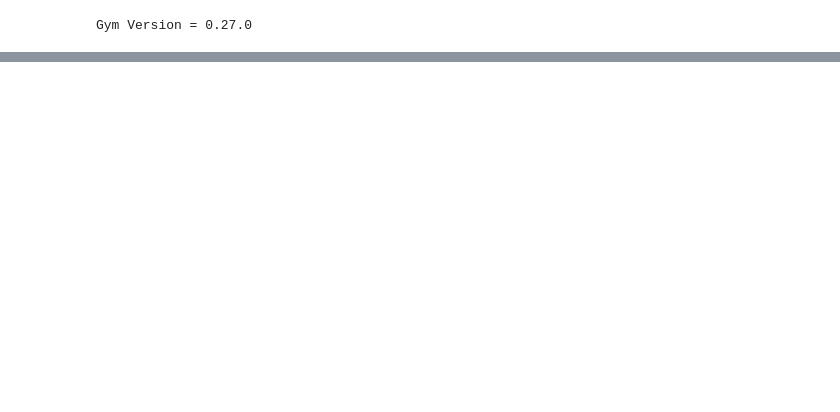
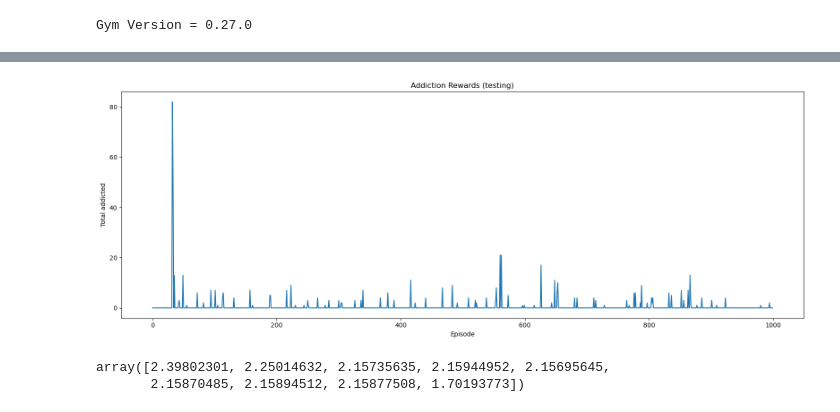
Before and after one commit to Gabriele-Maggi/ProgettoIA-2024, a Jupyter notebook: Notebooks/EnvTest.ipynb, the cells around one changed output, grey strips where cells are left out. Saved outputs shown, nothing was run; the diff lists cells and outputs as text; code cells hidden in the pictures; blank space fills up the shorter version.

Commit message:
with model base

```diff
--- a/Notebooks/EnvTest.ipynb
+++ b/Notebooks/EnvTest.ipynb
@@ -111,0 +236,46 @@ plt.show()
+# %%
+lr = 0.05
+n_episodes = 1000
+se = 0.1
+
+agent = MBLearningAgent(
+    learning_rate = lr,
+    initial_epsilon = se,
+)
+
+addiction_states = []
+# %%
+for episode in tqdm(range(n_episodes)):
+    obs, info = env.reset()
+    done = False
+    addicted = 0
+
+    while not done:
+        action = agent.get_action(obs)
+        next_obs, reward, terminated, truncated, info = env.step(action)
+        agent.update_transition_model(obs, action, next_obs, reward)
+        agent.prioritized_sweeping(obs, action)
+
+        done = terminated or truncated
+        obs = next_obs
+        if obs == 8:
+            addicted += 1
+    addiction_states.append(addicted)
+    #agent.decay_epsilon()
+# %%
+plt.figure(figsize=(16, 6))
+
+plt.plot(addiction_states)
+plt.title('Addiction Rewards (testing)')
+plt.xlabel('Episode')
+plt.ylabel('Total addicted')
+
+plt.tight_layout()
+plt.show()
+# %% [output]
+[figure, added]
+# %%
+agent.q_values[7]
+# %% [output]
+array([2.39802301, 2.25014632, 2.15735635, 2.15944952, 2.15695645,
+       2.15870485, 2.15894512, 2.15877508, 1.70193773])
```
Also changed, not shown: parts of 8 cells of this notebook.
